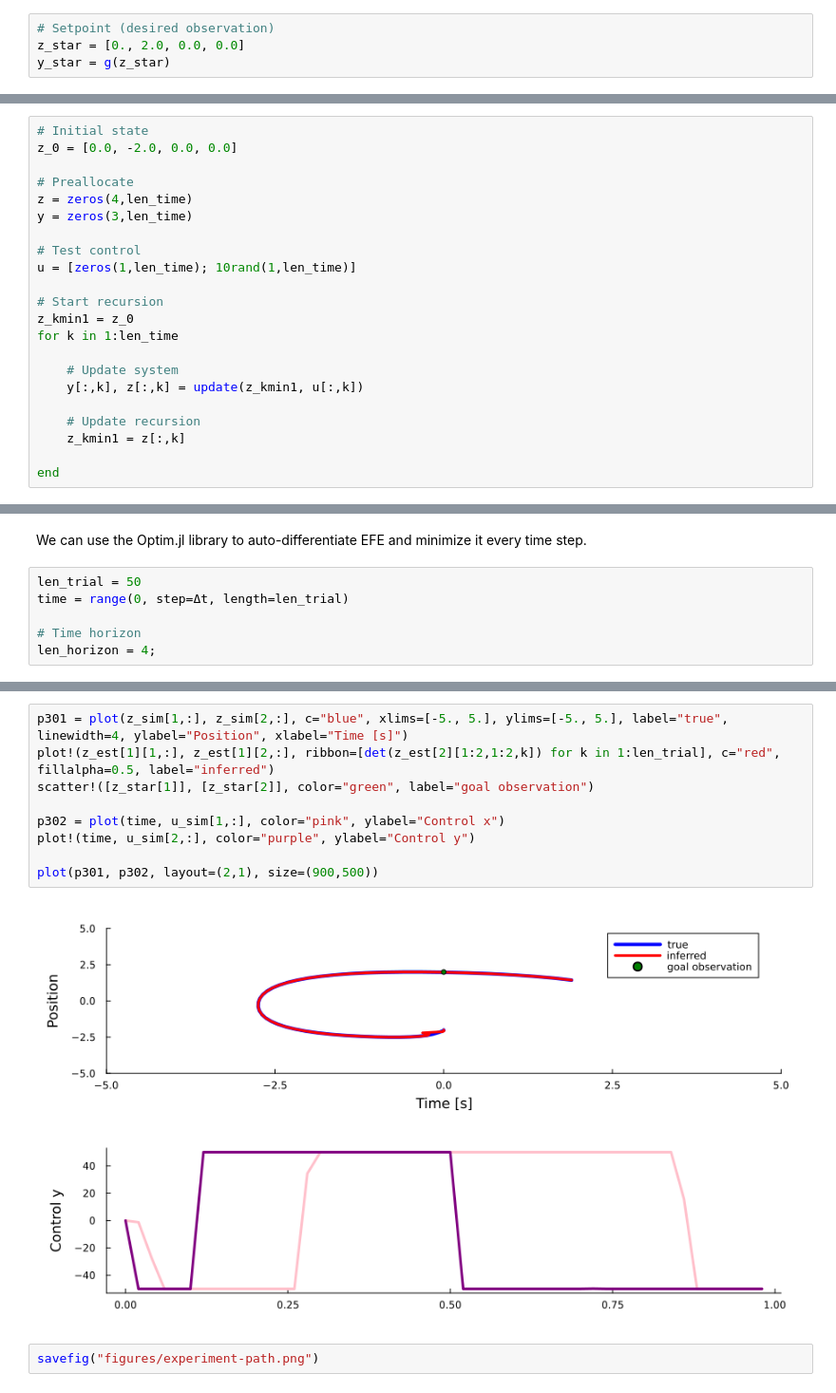
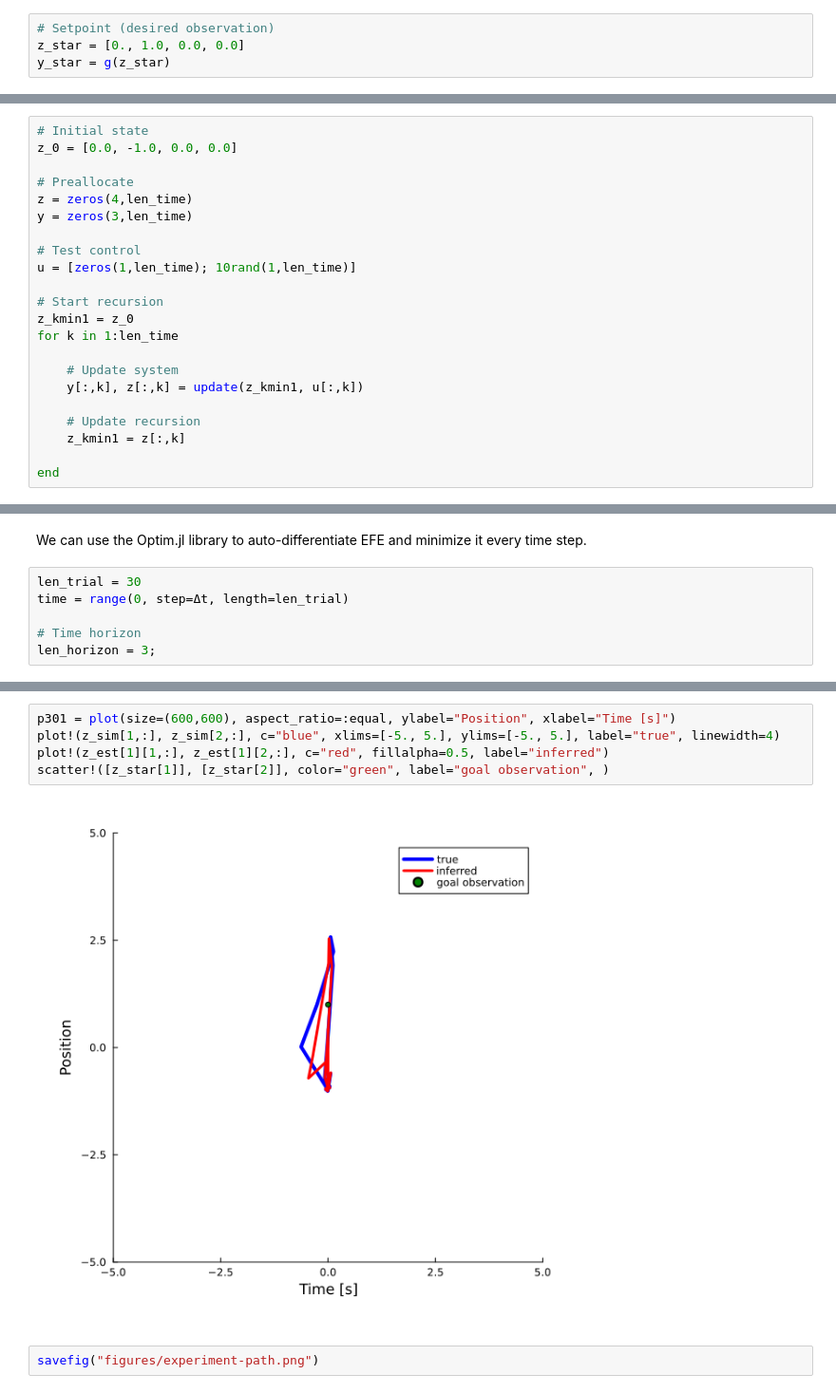
Before and after one commit to biaslab/IWAI2024-ambiguity, a Jupyter notebook: NLA-botnav-trilateration.ipynb, the cells around one changed output, grey strips where cells are left out. Shown at 95% size. Saved outputs shown, nothing was run; the diff lists cells and outputs as text.

```diff
--- a/NLA-botnav-trilateration.ipynb
+++ b/NLA-botnav-trilateration.ipynb
@@ -132,7 +128,7 @@ function update(z_kmin1, u_k)
 end;
 # %%
 # Setpoint (desired observation)
-z_star = [0., 2.0, 0.0, 0.0]
+z_star = [0., 1.0, 0.0, 0.0]
 y_star = g(z_star)
 # %% [output]
 3-element Vector{Float64}:
@@ -142,6 +138,6 @@ y_star = g(z_star)
 # %%
 # Initial state
-z_0 = [0.0, -2.0, 0.0, 0.0]
+z_0 = [0.0, -1.0, 0.0, 0.0]
 
 # Preallocate
 z = zeros(4,len_time)
@@ -323,10 +320,10 @@ EFE (generic function with 1 method)
 # %% [markdown]
 We can use the Optim.jl library to auto-differentiate EFE and minimize it every time step.
 # %%
-len_trial = 50
+len_trial = 30
 time = range(0, step=Δt, length=len_trial)
 
 # Time horizon
-len_horizon = 4;
+len_horizon = 3;
 # %%
 # Distribution around goal state
@@ -396,16 +393,12 @@ policy = zeros(2*len_horizon)
 
 end
 # %%
-p301 = plot(z_sim[1,:], z_sim[2,:], c="blue", xlims=[-5., 5.], ylims=[-5., 5.], label="true", linewidth=4, ylabel="Position", xlabel="Time [s]")
-plot!(z_est[1][1,:], z_est[1][2,:], ribbon=[det(z_est[2][1:2,1:2,k]) for k in 1:len_trial], c="red", fillalpha=0.5, label="inferred")
-scatter!([z_star[1]], [z_star[2]], color="green", label="goal observation")
-
-p302 = plot(time, u_sim[1,:], color="pink", ylabel="Control x")
-plot!(time, u_sim[2,:], color="purple", ylabel="Control y")
-
-plot(p301, p302, layout=(2,1), size=(900,500))
+p301 = plot(size=(600,600), aspect_ratio=:equal, ylabel="Position", xlabel="Time [s]")
+plot!(z_sim[1,:], z_sim[2,:], c="blue", xlims=[-5., 5.], ylims=[-5., 5.], label="true", linewidth=4)
+plot!(z_est[1][1,:], z_est[1][2,:], c="red", fillalpha=0.5, label="inferred")
+scatter!([z_star[1]], [z_star[2]], color="green", label="goal observation", )
 # %% [output]
-[figure, old version]
+[figure, new version]
 # %%
 savefig("figures/experiment-path.png")
 # %% [output]
```
Also changed, not shown: parts of 17 cells of this notebook, 1 other file.
